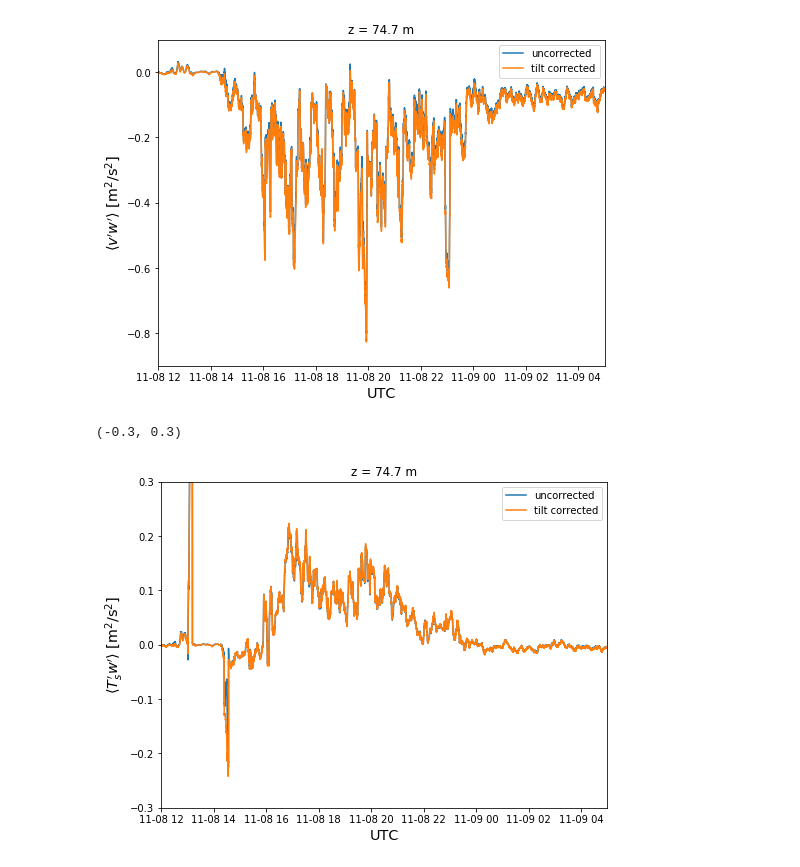
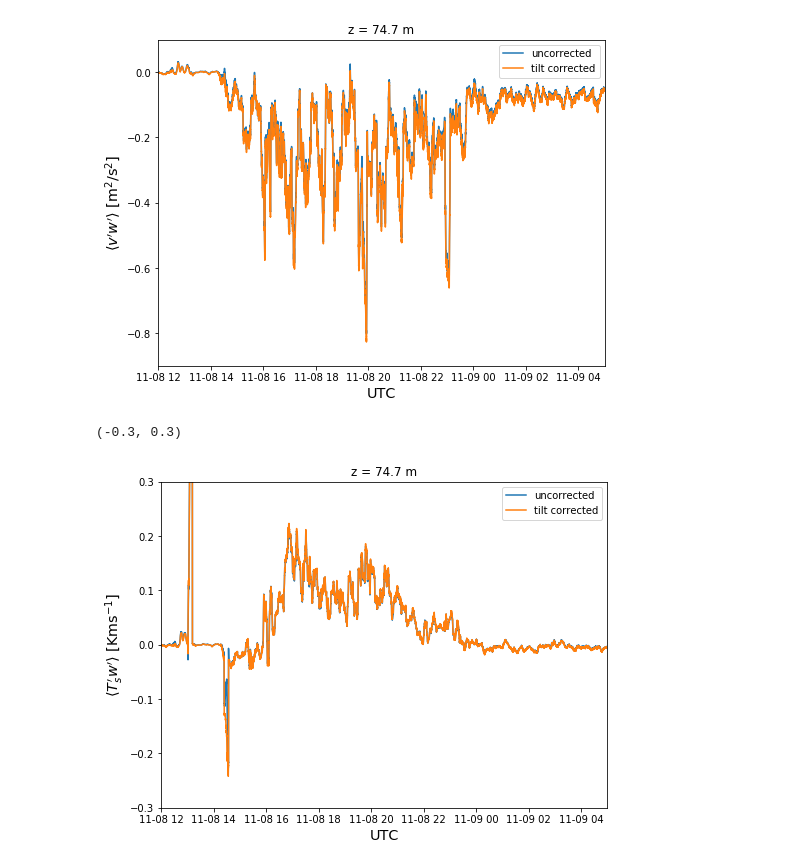
Before and after one commit to a2e-mmc/assessment, a Jupyter notebook: SWiFT/process_TTU_tower.ipynb, the cells around one changed output. Saved outputs shown, nothing was run; the diff lists cells and outputs as text; code cells hidden in the pictures.

Commit message:
Update processing/plotting notebook

```diff
--- a/SWiFT/process_TTU_tower.ipynb
+++ b/SWiFT/process_TTU_tower.ipynb
@@ -309,14 +309,14 @@ ax.set_ylim((-0.9,0.1))
 # %%
 z = 74.7
 fig,ax = plt.subplots(figsize=(8,6))
 ax.plot(times, uncorrected.xs(z,level=1)['tw'], label='uncorrected')
 ax.plot(times, stats.xs(z,level=1)['tw'], label='tilt corrected')
 ax.legend(loc='best')
 ax.set_title('z = {:.1f} m'.format(z))
-ax.set_ylabel(r"$\langle T_s' w' \rangle$ [m$^2$/s$^2$]",fontsize='x-large')
+ax.set_ylabel(r"$\langle T_s' w' \rangle$ [Kms$^{-1}$]",fontsize='x-large')
 ax.set_xlabel('UTC',fontsize='x-large')
 ax.set_xlim(('2013-11-08 12:00','2013-11-09 05:00'))
 ax.set_ylim((-0.3,0.3))
 # %% [output]
 (-0.3, 0.3)
-[figure, old version]
+[figure, new version]
```
Also changed, not shown: parts of 2 cells of this notebook.
